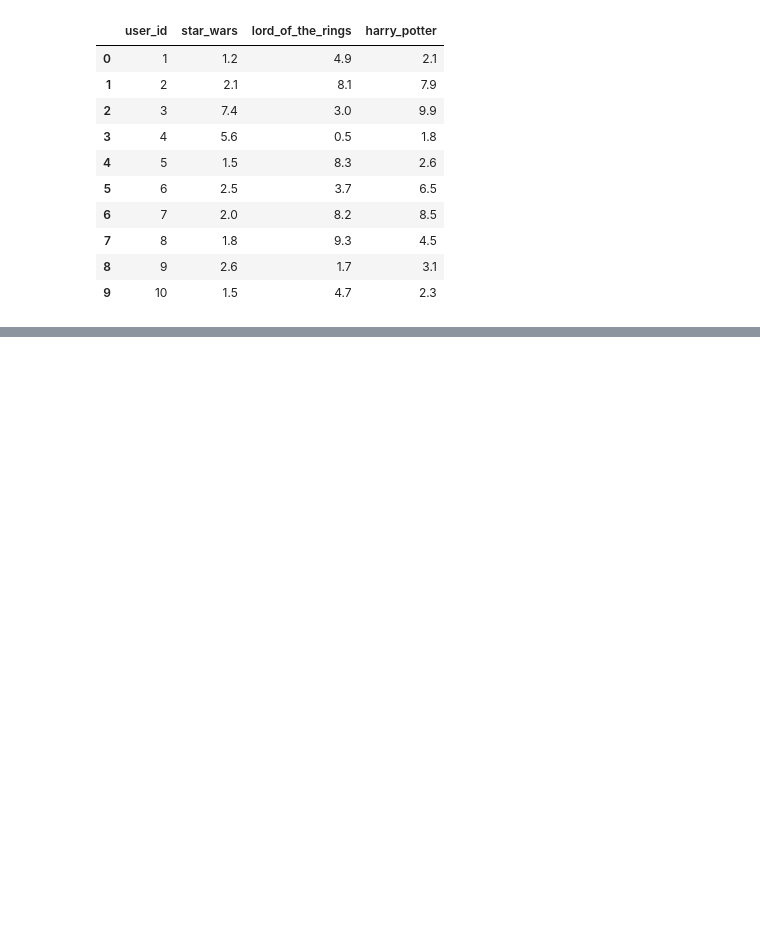
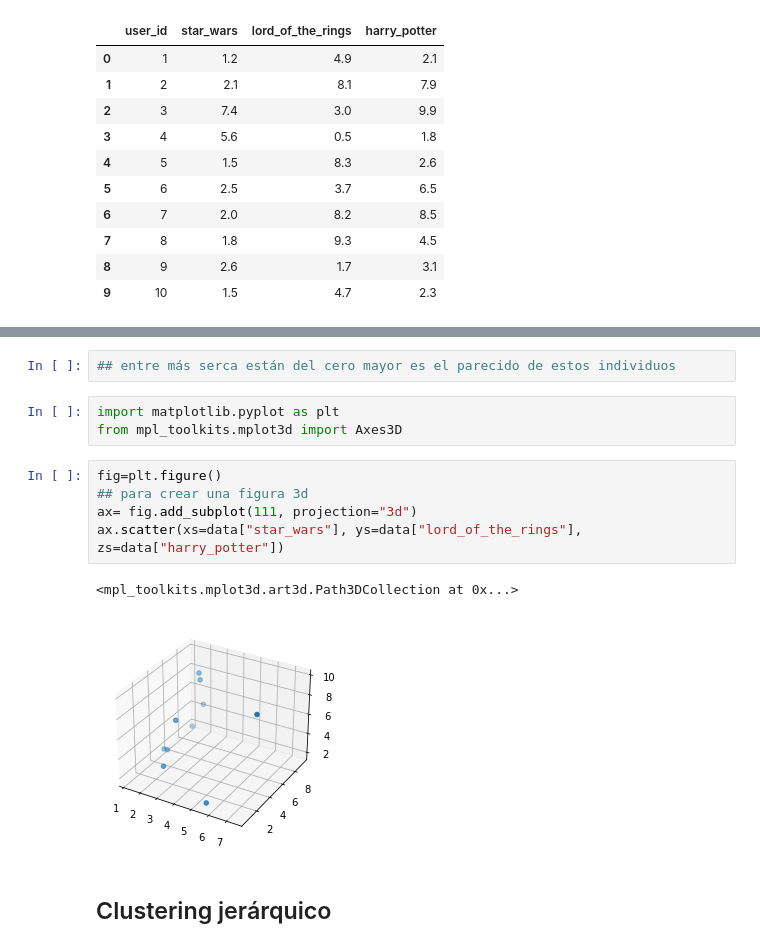
Before and after one commit to GersonVis/Tecnicas-de-IA, a Jupyter notebook: curso udemy/clustering/ejercisio.ipynb, the cells around one changed output, grey strips where cells are left out. Drawn from its saved outputs; the diff is of its cells as text; blank space fills up the shorter version.

```diff
--- a/curso udemy/clustering/ejercisio.ipynb
+++ b/curso udemy/clustering/ejercisio.ipynb
@@ -20,0 +85,15 @@ data
+# %%
+## entre más serca están del cero mayor es el parecido de estos individuos
+# %%
+import matplotlib.pyplot as plt
+from mpl_toolkits.mplot3d import Axes3D
+# %%
+fig=plt.figure()
+## para crear una figura 3d
+ax= fig.add_subplot(111, projection="3d")
+ax.scatter(xs=data["star_wars"], ys=data["lord_of_the_rings"], zs=data["harry_potter"])
+# %% [output]
+<mpl_toolkits.mplot3d.art3d.Path3DCollection at 0x...>
+[figure, added]
+# %% [markdown]
+## Clustering jerárquico
```
Also changed, not shown: parts of 30 cells of this notebook, 1 other file.
